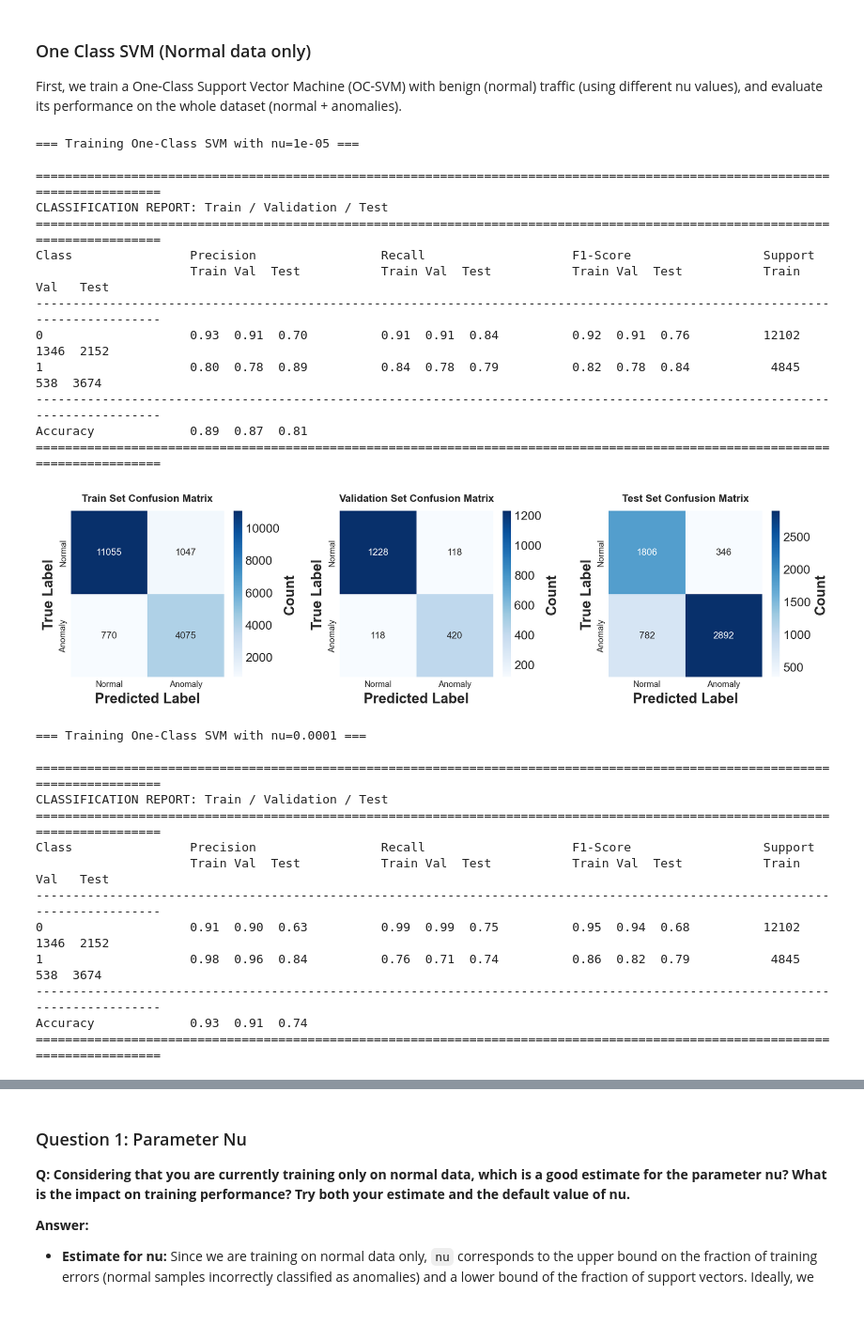
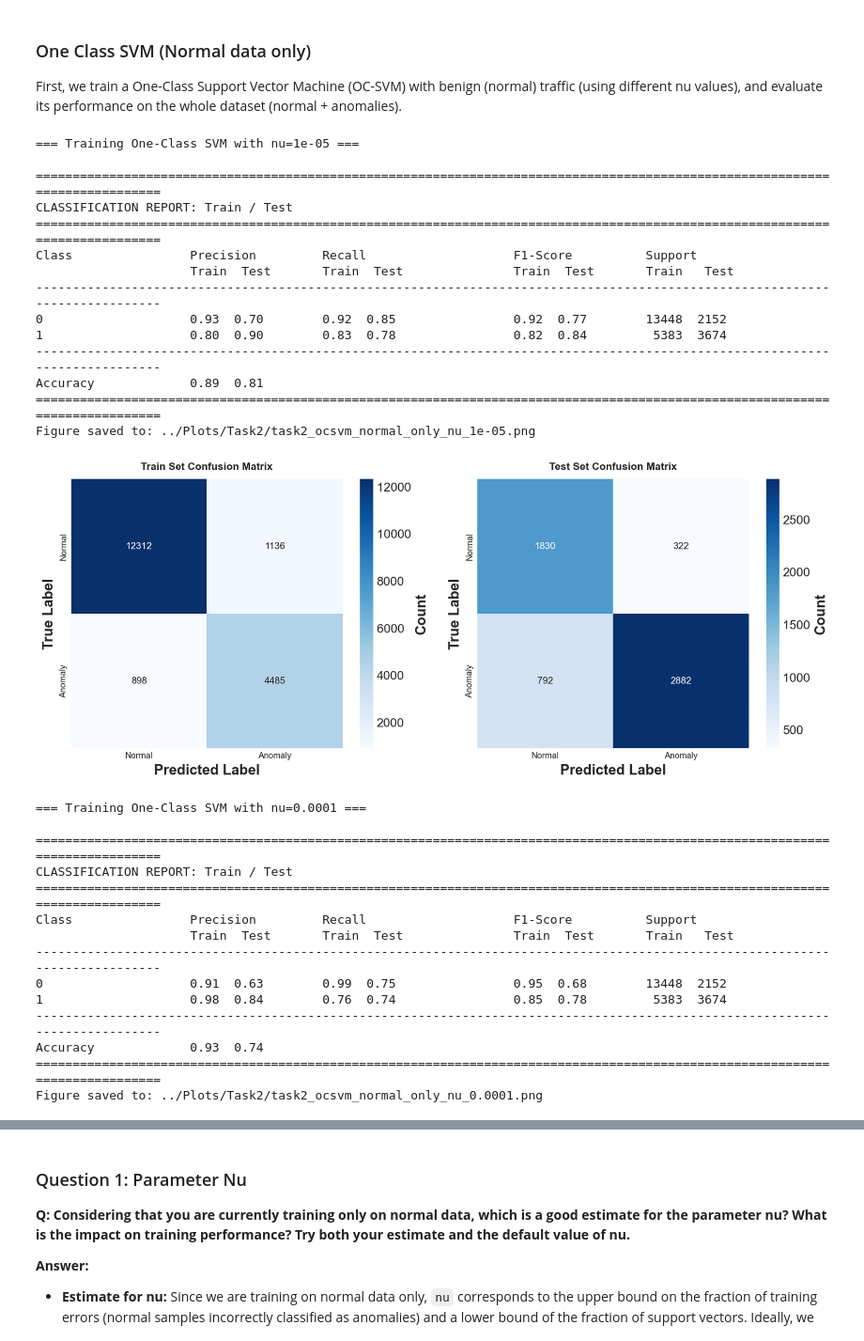
Before and after one commit to RenatoMignone/unsupervised-network-intrusion-detection, a Jupyter notebook: lab/notebooks/Task2.ipynb, the cells around one changed output, grey strips where cells are left out. Shown at 94% size. Saved outputs shown, nothing was run; the diff lists cells and outputs as text; code cells hidden in the pictures; blank space fills up the shorter version.

Commit message:
Use full training dataset tasks 1, 2, 4

```diff
--- a/lab/notebooks/Task2.ipynb
+++ b/lab/notebooks/Task2.ipynb
@@ -114,44 +114,40 @@ def set_seed(seed):
 set_seed(42)
 # %%
 def print_combined_classification_reports(y_true_train, y_pred_train,
-                                         y_true_val, y_pred_val,
                                          y_true_test, y_pred_test):
     """
-    Print classification reports for train, validation, and test sets in a compact format.
+    Print classification reports for train, and test sets in a compact format.
 
     Args:
         y_true_train, y_pred_train: True and predicted labels for training set
-        y_true_val, y_pred_val: True and predicted labels for validation set
         y_true_test, y_pred_test: True and predicted labels for test set
         class_names: List of class names
     """
 
     # Calculate metrics for each set
     train_prec, train_rec, train_f1, train_support = precision_recall_fscore_support(y_true_train, y_pred_train, average=None, zero_division=0)
-    val_prec, val_rec, val_f1, val_support = precision_recall_fscore_support(y_true_val, y_pred_val, average=None, zero_division=0)
     test_prec, test_rec, test_f1, test_support = precision_recall_fscore_support(y_true_test, y_pred_test, average=None, zero_division=0)
 
     train_acc = accuracy_score(y_true_train, y_pred_train)
-    val_acc = accuracy_score(y_true_val, y_pred_val)
     test_acc = accuracy_score(y_true_test, y_pred_test)
 
     # Print compact report
     print("\n" + "="*125)
-    print("CLASSIFICATION REPORT: Train / Validation / Test")
+    print("CLASSIFICATION REPORT: Train / Test")
     print("="*125)
-    print(f"{'Class':<20} {'Precision':<25} {'Recall':<25} {'F1-Score':<25} {'Support':<25}")
-    print(f"{'':20} {'Train Val  Test':<25} {'Train Val  Test':<25} {'Train Val  Test':<25} {'Train  Val   Test':<25}")
+    print(f"{'Class':<20} {'Precision':<17} {'Recall':<25} {'F1-Score':<17} {'Support':<25}")
+    print(f"{'':20} {'Train  Test':<17} {'Train  Test':<25} {'Train  Test':<17} {'Train   Test':<25}")
     print("-"*125)
 
     for idx in range(2):
         print(f"{idx:<20}"
-              f"{train_prec[idx]:>5.2f} {val_prec[idx]:>5.2f} {test_prec[idx]:>5.2f}\t      "
-              f"{train_rec[idx]:>5.2f} {val_rec[idx]:>5.2f} {test_rec[idx]:>5.2f}\t\t"
-              f"{train_f1[idx]:>5.2f} {val_f1[idx]:>5.2f} {test_f1[idx]:>5.2f}\t   "
-              f"{train_support[idx]:>5} {val_support[idx]:>5} {test_support[idx]:>5}")
+              f"{train_prec[idx]:>5.2f} {test_prec[idx]:>5.2f}\t      "
+              f"{train_rec[idx]:>5.2f} {test_rec[idx]:>5.2f}\t\t"
+              f"{train_f1[idx]:>5.2f} {test_f1[idx]:>5.2f}\t   "
+              f"{train_support[idx]:>5} {test_support[idx]:>5}")
 
     print("-"*125)
-    print(f"{'Accuracy':<20}{train_acc:>5.2f} {val_acc:>5.2f} {test_acc:>5.2f}")
+    print(f"{'Accuracy':<20}{train_acc:>5.2f} {test_acc:>5.2f}")
     print("="*125)
 # %%
 def plot_confusion_matrices_combined(y_true_list, y_pred_list, class_names, titles, save_name=None):
@@ -159,13 +155,13 @@ def plot_confusion_matrices_combined(y_true_list, y_pred_list, class_names, titl
     Creates a combined figure with multiple confusion matrices in one row.
 
     Args:
-        y_true_list: List of true labels arrays [train, val, test]
-        y_pred_list: List of predicted labels arrays [train, val, test]
+        y_true_list: List of true labels arrays [train, test]
+        y_pred_list: List of predicted labels arrays [train, test]
         class_names: List of class names for axis labels
         titles: List of titles for each subplot
         save_name: Optional filename for the consolidated confusion matrices.
     """
-    fig, axes = plt.subplots(1, 3, figsize=(12, 3.5))
+    fig, axes = plt.subplots(1, 2, figsize=(12, 5))
 
     for idx, (y_true, y_pred, title, ax) in enumerate(zip(y_true_list, y_pred_list, titles, axes)):
         cm = confusion_matrix(y_true, y_pred)
@@ -278,57 +268,55 @@ for nu in [0.00001, 0.0001, 0.001, 0.01, 0.5]:
     ocsvm_normal_only = OneClassSVM(kernel='rbf', gamma='scale', nu=nu)  # nu = expected anomaly proportion - only normal data
     ocsvm_normal_only.fit(X_train_normal_only)
 
     # === 2. Inference ===
     # Predict returns 1 for inliers, -1 for outliers
     # Convert to binary anomaly labels: 1 = anomaly, 0 = normal
 
     y_train_pred = ocsvm_normal_only.predict(X_train)
     y_train_pred_binary = (y_train_pred == -1).astype(int)
 
-    y_val_pred = ocsvm_normal_only.predict(X_val)
-    y_val_pred_binary = (y_val_pred == -1).astype(int)
-
     y_test_pred = ocsvm_normal_only.predict(X_test)
     y_test_pred_binary = (y_test_pred == -1).astype(int)
 
     print_combined_classification_reports(
     y_true_train=y_train, y_pred_train=y_train_pred_binary,
-    y_true_val=y_val, y_pred_val=y_val_pred_binary,
     y_true_test=y_test, y_pred_test=y_test_pred_binary
     )
 
     plot_confusion_matrices_combined(
-    y_true_list=[y_train, y_val, y_test],
-    y_pred_list=[y_train_pred_binary, y_val_pred_binary, y_test_pred_binary],
+    y_true_list=[y_train, y_test],
+    y_pred_list=[y_train_pred_binary, y_test_pred_binary],
     class_names=['Normal', 'Anomaly'],
-    titles=['Train Set Confusion Matrix', 'Validation Set Confusion Matrix', 'Test Set Confusion Matrix'],
+    titles=['Train Set Confusion Matrix', 'Test Set Confusion Matrix'],
     save_name=f'task2_ocsvm_normal_only_nu_{nu}.png'
     )
 # %% [output]
 === Training One-Class SVM with nu=1e-05 ===
 
 =============================================================================================================================
-CLASSIFICATION REPORT: Train / Validation / Test
+CLASSIFICATION REPORT: Train / Test
 =============================================================================================================================
-Class                Precision                 Recall                    F1-Score                  Support
-                     Train Val  Test           Train Val  Test           Train Val  Test           Train  Val   Test
+Class                Precision         Recall                    F1-Score          Support
+                     Train  Test       Train  Test               Train  Test       Train   Test
 -----------------------------------------------------------------------------------------------------------------------------
-0                    0.93  0.91  0.70          0.91  0.91  0.84          0.92  0.91  0.76          12102  1346  2152
-1                    0.80  0.78  0.89          0.84  0.78  0.79          0.82  0.78  0.84           4845   538  3674
+0                    0.93  0.70        0.92  0.85                0.92  0.77        13448  2152
+1                    0.80  0.90        0.83  0.78                0.82  0.84         5383  3674
 -----------------------------------------------------------------------------------------------------------------------------
-Accuracy             0.89  0.87  0.81
+Accuracy             0.89  0.81
 =============================================================================================================================
+Figure saved to: ../Plots/Task2/task2_ocsvm_normal_only_nu_1e-05.png
-[figure, old version]
+[figure, new version]
 === Training One-Class SVM with nu=0.0001 ===
 
 =============================================================================================================================
-CLASSIFICATION REPORT: Train / Validation / Test
+CLASSIFICATION REPORT: Train / Test
 =============================================================================================================================
-Class                Precision                 Recall                    F1-Score                  Support
-                     Train Val  Test           Train Val  Test           Train Val  Test           Train  Val   Test
+Class                Precision         Recall                    F1-Score          Support
+                     Train  Test       Train  Test               Train  Test       Train   Test
 -----------------------------------------------------------------------------------------------------------------------------
-0                    0.91  0.90  0.63          0.99  0.99  0.75          0.95  0.94  0.68          12102  1346  2152
-1                    0.98  0.96  0.84          0.76  0.71  0.74          0.86  0.82  0.79           4845   538  3674
+0                    0.91  0.63        0.99  0.75                0.95  0.68        13448  2152
+1                    0.98  0.84        0.76  0.74                0.85  0.78         5383  3674
 -----------------------------------------------------------------------------------------------------------------------------
-Accuracy             0.93  0.91  0.74
+Accuracy             0.93  0.74
 =============================================================================================================================
+Figure saved to: ../Plots/Task2/task2_ocsvm_normal_only_nu_0.0001.png
```
Also changed, not shown: parts of 12 cells of this notebook, 56 other files.
